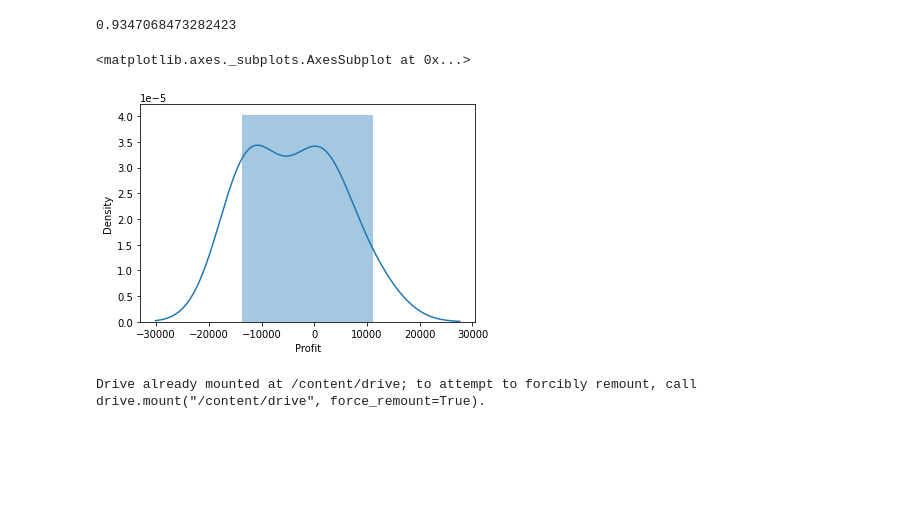
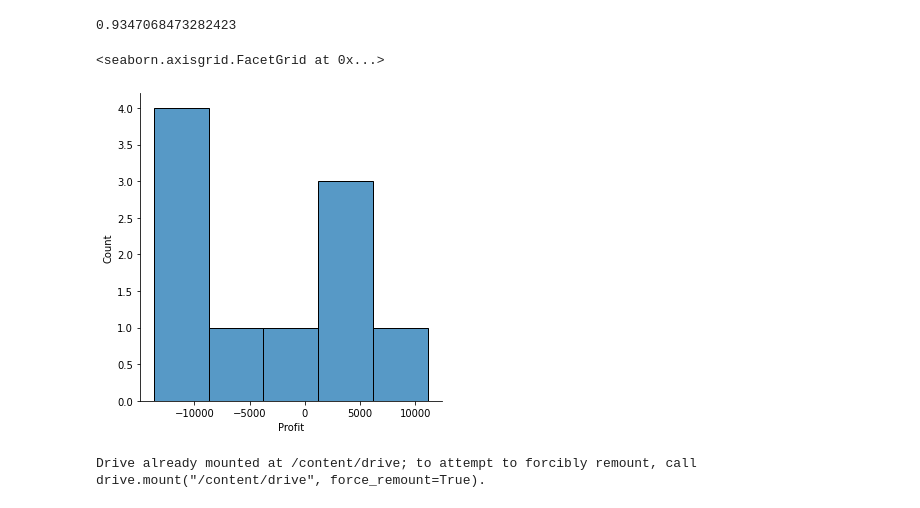
Before and after one commit to rahul080102/AICS-1, a Jupyter notebook: AICS3.ipynb, the cells around one changed output. Saved outputs shown, nothing was run; the diff lists cells and outputs as text; code cells hidden in the pictures; blank space fills up the shorter version.

```diff
--- a/AICS3.ipynb
+++ b/AICS3.ipynb
@@ -101,10 +101,10 @@ score
 # %% [output]
 0.9347068473282423
 # %%
-sns.distplot(y_pred - y_test)#distplot represents the data distribution of a variable against the density distribution
+sns.displot(y_pred - y_test)#distplot represents the data distribution of a variable against the density distribution
 # %% [output]
-<matplotlib.axes._subplots.AxesSubplot at 0x...>
+<seaborn.axisgrid.FacetGrid at 0x...>
-[figure, old version]
+[figure, new version]
 # %%
 from google.colab import drive
 drive.mount('/content/drive')
```
